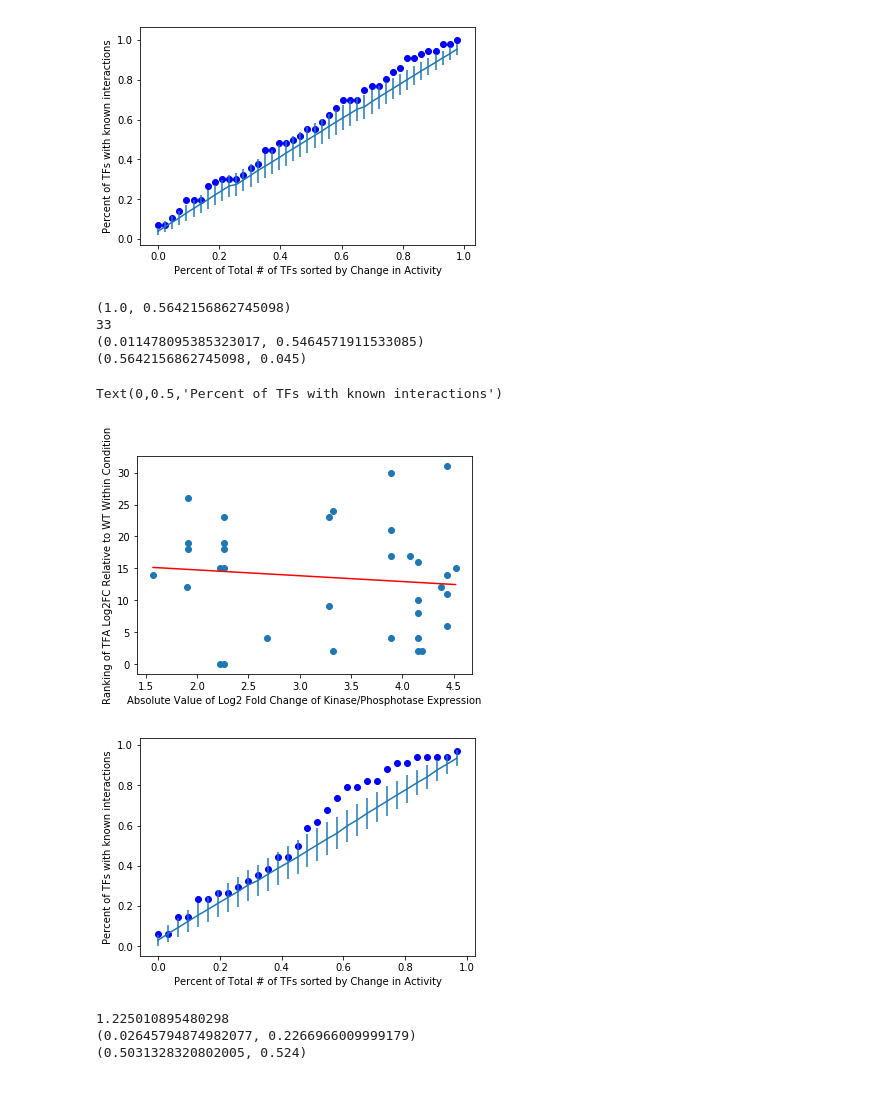
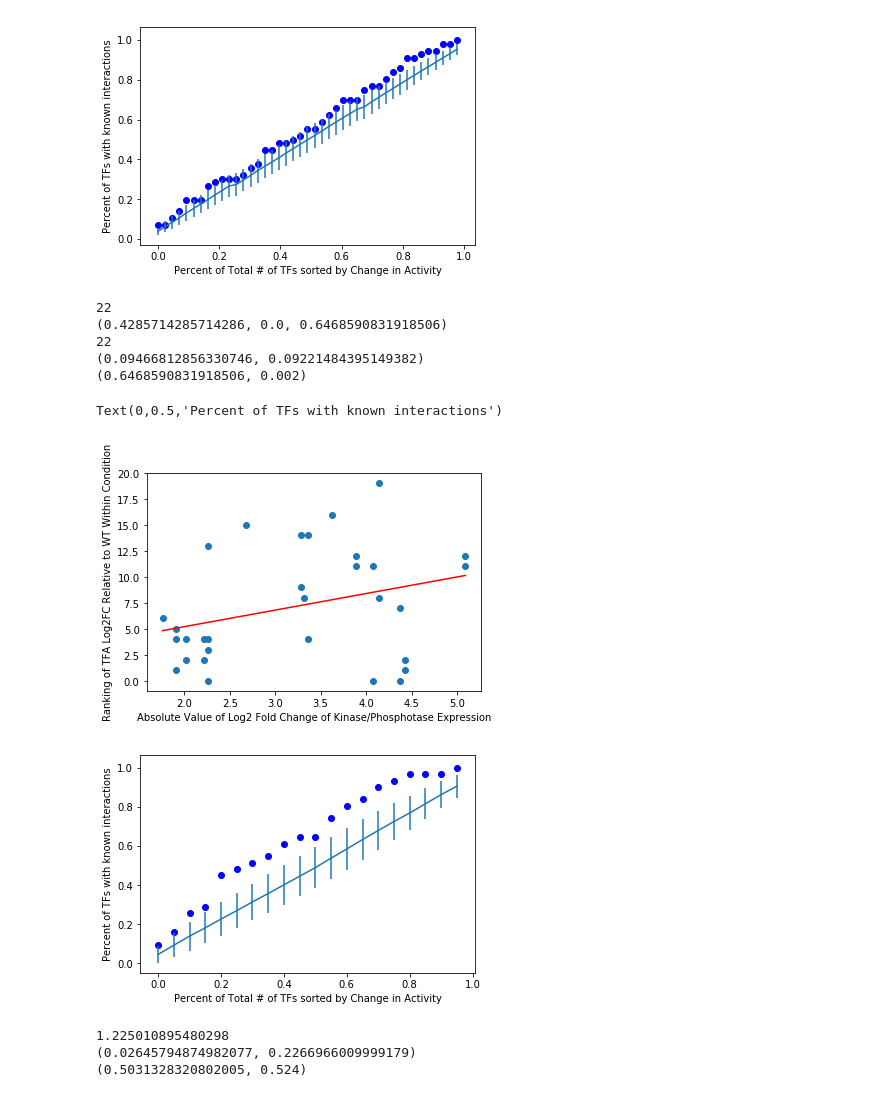
Before and after one commit to e-stan/BrentRotation, a Jupyter notebook: TFAInferenceCode/TFA_Activity_Analysis_TFVAWithSignConstraints.ipynb, the cells around one changed output. Drawn from its saved outputs; the diff is of its cells as text; code cells hidden in the pictures.

```diff
--- a/TFAInferenceCode/TFA_Activity_Analysis_TFVAWithSignConstraints.ipynb
+++ b/TFAInferenceCode/TFA_Activity_Analysis_TFVAWithSignConstraints.ipynb
@@ -358,27 +358,42 @@ TFARangeSize = [[(max(col1)-min(col1))/col2 for col1,col2 in zip(row1,row2)] for
 
 bestCutoff = 0.2
 bestAUC = 0.0
-for cutoff in np.linspace(.2,3,50):
-    matrix2 = [[col for col in matrix[row]] for row in range(len(matrix)-1)
-                    if np.mean(TFARangeSize[row]) <= cutoff]
-    normalizedMatrix  = TFAHelp.rankingChange(matrix2)[:-1]
+bestStdCutoff = 0
+for stdCutoff in np.linspace(.00,.2,50):
+    for cutoff in np.linspace(.2,3,50):
+        try:
+            matrix2 = [[col for col in matrix[row]] for row in range(len(matrix)-1)
+                            if np.mean(TFARangeSize[row]) <= cutoff and np.std(TFARangeSize[row])>= stdCutoff]
+            tempTFs = [TFs[row] for row in range(len(matrix)-1) if np.mean(TFARangeSize[row]) <= cutoff and
+                      np.std(TFARangeSize[row])>= stdCutoff]
+            normalizedMatrix  = TFAHelp.rankingChange(matrix2)[:-1]
 
-    interactionsFound = {}
-    for tf in range(len(normalizedMatrix)-1):
-        for kinase in range(len(normalizedMatrix[tf])):
-            if kinases[kinase]+"_"+TFs[tf] in interactions:
-                interactionsFound[kinases[kinase]+"_"+TFs[tf]] = normalizedMatrix[tf][kinase]
+            interactionsFound = {}
+            for tf in range(len(normalizedMatrix)-1):
+                for kinase in range(len(normalizedMatrix[tf])):
+                    if kinases[kinase]+"_"+tempTFs[tf] in interactions:
+                        interactionsFound[kinases[kinase]+"_"+TFs[tf]] = normalizedMatrix[tf][kinase]
 
-    xcoords,ycoords = TFAHelp.expectedInteractionFallInRankingLevel(interactionsFound,len(normalizedMatrix)-1)
-    AUC = np.trapz(ycoords,dx = 1.0/(len(xcoords)-1))
+            xcoords,ycoords = TFAHelp.expectedInteractionFallInRankingLevel(interactionsFound,len(normalizedMatrix)-1)
+            AUC = np.trapz(ycoords,dx = 1.0/(len(xcoords)-1))
 
-    if AUC >= bestAUC:
-        bestAUC = AUC
-        bestCutoff = cutoff
-print(bestCutoff,bestAUC)
+            if AUC >= bestAUC and len(matrix2) >= .4 * len(matrix):
+                print(len(matrix2))
+                bestAUC = AUC
+                bestCutoff = cutoff
+                bestStdCutoff = stdCutoff
+        except:
+            pass
+print(bestCutoff,bestStdCutoff,bestAUC)
 #bestCutoff = 1.0
 matrix2 = [[col for col in matrix[row]] for row in range(len(matrix)-1)
-                    if np.mean(TFARangeSize[row]) <= bestCutoff]
+                if np.mean(TFARangeSize[row]) <= bestCutoff and np.std(TFARangeSize[row])>= bestStdCutoff]
+tempTFs = [TFs[row] for row in range(len(matrix)-1) if np.mean(TFARangeSize[row]) <= bestCutoff and
+          np.std(TFARangeSize[row])>= bestStdCutoff]
+#matrix2 = [[col for col in matrix[row]] for row in range(len(matrix)-1)
+#                    if np.mean(TFARangeSize[row]) <= bestCutoff]
+
+
 print(len(matrix2))
 normalizedMatrix  = TFAHelp.rankingChange(matrix2)[:-1]
 
@@ -386,7 +401,7 @@ normalizedMatrix  = TFAHelp.rankingChange(matrix2)[:-1]
 interactionsFound = {}
 for tf in range(len(normalizedMatrix)-1):
     for kinase in range(len(normalizedMatrix[tf])):
-        if kinases[kinase]+"_"+TFs[tf] in interactions:
+        if kinases[kinase]+"_"+tempTFs[tf] in interactions:
             interactionsFound[kinases[kinase]+"_"+TFs[tf]] = normalizedMatrix[tf][kinase]
 uniqueInteractions = [inter for inter in interactions]
 
@@ -430,40 +445,41 @@ for _ in range(nsims):
     tempMat = TFAHelp.generateRandomMatrix([row[:-1] for row in matrix2])
     tempMat = [tempMat[row] + [matrix2[row][-1]] for row in range(len(tempMat))]
     tempNormMat = TFAHelp.rankingChange(tempMat)
     tempinteractionsFound = {}
     for tf in range(len(normalizedMatrix)-1):
         for kinase in range(len(normalizedMatrix[tf])):
             if kinases[kinase]+"_"+TFs[tf] in interactions:
-                tempinteractionsFound[kinases[kinase]+"_"+TFs[tf]] = tempNormMat[tf][kinase]
+                tempinteractionsFound[kinases[kinase]+"_"+tempTFs[tf]] = tempNormMat[tf][kinase]
     xcoords,ycoords = TFAHelp.expectedInteractionFallInRankingLevel(tempinteractionsFound,len(normalizedMatrix)-1)
     AUCs.append(np.trapz(ycoords,dx = 1.0/(len(xcoords)-1)))
     allxCoords.append(xcoords)
     allyCoords.append(ycoords)
 
 AUCs.sort(reverse=True)
 index = 0
 for val in AUCs:
     if AUC > val:
         index -= 1
         break
     index+=1
 percentile = float(index)/len(AUCs)
 
 print(AUC,percentile)
 
 plt.errorbar(x = xcoords,y = np.mean(allyCoords,axis = 0),
              yerr = np.std(allyCoords,axis=0))
 
 plt.xlabel("Percent of Total # of TFs sorted by Change in Activity")
 plt.ylabel("Percent of TFs with known interactions")
 # %% [output]
-(1.0, 0.5642156862745098)
-33
-(0.011478095385323017, 0.5464571911533085)
-(0.5642156862745098, 0.045)
+22
+(0.4285714285714286, 0.0, 0.6468590831918506)
+22
+(0.09466812856330746, 0.09221484395149382)
+(0.6468590831918506, 0.002)
 Text(0,0.5,'Percent of TFs with known interactions')
-[figure, old version]
+[figure, new version]
-[figure, old version]
+[figure, new version]
 # %%
 
 matrix = copy.deepcopy(TFVARange)
```
Also changed, not shown: 4 other files.
